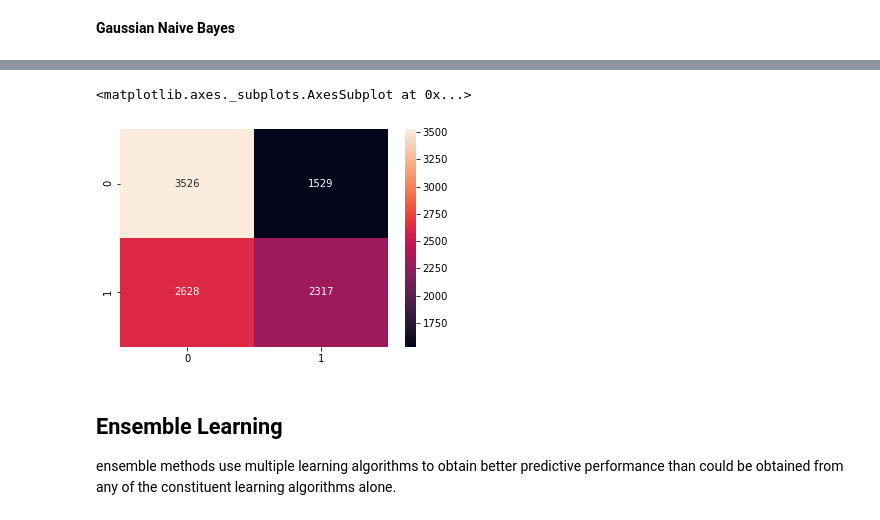
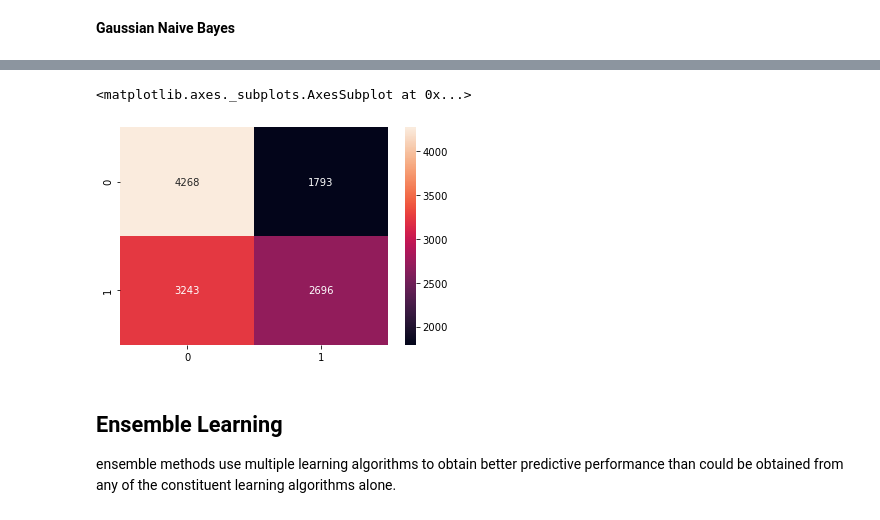
Before and after one commit to TaliaSeada/Data-Science-Research, a Jupyter notebook: DOG VS CATS .ipynb, the cells around one changed output, grey strips where cells are left out. Drawn from its saved outputs; the diff is of its cells as text; code cells hidden in the pictures.

```diff
--- a/DOG VS CATS .ipynb
+++ b/DOG VS CATS .ipynb
@@ -150,6 +227,7 @@ X_test = X_test.astype(np.float32)
 # %%
 # Normalization
 X_train /=255.
+X_val /=255.
 X_test /=255.
 # %% [markdown]
 # PCA
@@ -166,7 +244,7 @@ plt.plot(cumsum)
 # %%
 pca = PCA(n_components = 0.95)
 X_train_reduced = pca.fit_transform(X_train)
-X_test_reduced = pca.transform(X_test)
+X_val_reduced = pca.transform(X_val)
 # %%
 pca.n_components_
 # %% [output]
@@ -181,7 +259,7 @@ plt.plot(cumsum)
 ## Modeling
 # %%
 X_train_PCA = pd.DataFrame(X_train_reduced)
-X_test_PCA = pd.DataFrame(X_test_reduced)
+X_val_PCA = pd.DataFrame(X_val_reduced)
 # %% [markdown]
 <B> Random Forest Classification
 # %%
@@ -239,5 +318,5 @@ sns.heatmap(con_mat, annot=True, fmt='g')
 # %%
 gnb = GaussianNB()
 gnb.fit(X_train_PCA, y_train)
-gnb_pred = gnb.predict(X_test_PCA)
+gnb_pred = gnb.predict(X_val_PCA)
 # %%
@@ -248,10 +327,10 @@ Accuracy of Naive Bayes Algo :  58.43000000000001
 # %%
-con_mat = confusion_matrix(y_test, gnb_pred)
+con_mat = confusion_matrix(y_val, gnb_pred)
 f, ax = plt.subplots(figsize=(6, 4))
 sns.heatmap(con_mat, annot=True, fmt='g')
 # %% [output]
 <matplotlib.axes._subplots.AxesSubplot at 0x...>
-[figure, old version]
+[figure, new version]
 # %% [markdown]
 ## Ensemble Learning
 ensemble methods use multiple learning algorithms to obtain better predictive performance than could be obtained from any of the constituent learning algorithms alone.
```
Also changed, not shown: parts of 40 cells of this notebook.
